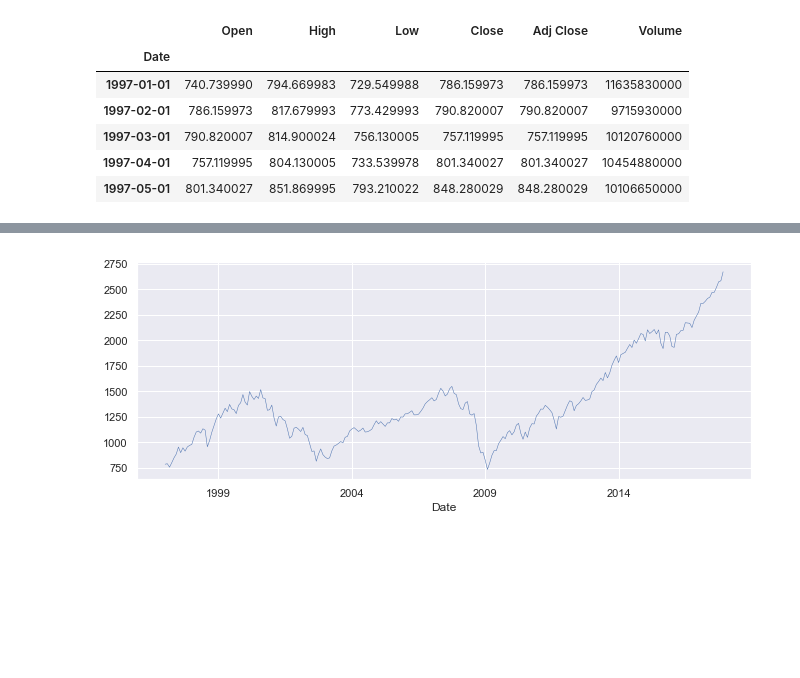
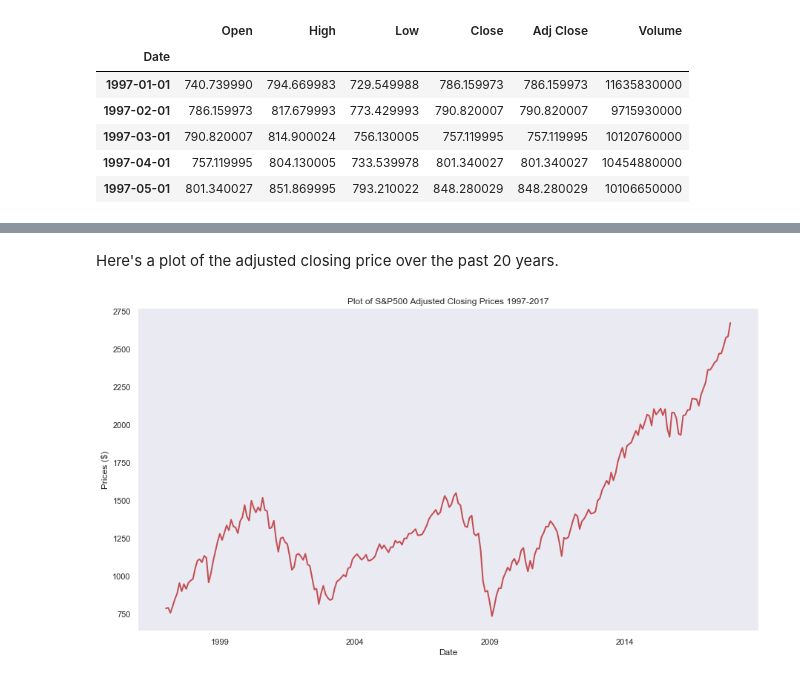
Before and after one commit to zhouandrewc/ThinkStats2, a Jupyter notebook: project2/project2.ipynb, the cells around one changed output, grey strips where cells are left out. Saved outputs shown, nothing was run; the diff lists cells and outputs as text; code cells hidden in the pictures; blank space fills up the shorter version.

```diff
--- a/project2/project2.ipynb
+++ b/project2/project2.ipynb
@@ -72,4 +80,10 @@ sns.set(rc={'figure.figsize':(11, 4)})
-# %%
-SP500["Adj Close"].plot(linewidth=0.5);
-# %% [output]
-[figure, removed]
+# %% [markdown]
+Here's a plot of the adjusted closing price over the past 20 years.
+# %%
+prices.plot(linewidth=2, c="r");
+plt.ylabel('Prices ($)')
+plt.title('Plot of S&P500 Adjusted Closing Prices 1997-2017')
+plt.savefig("adjclose.png", bbox_inches="tight", ext="png")
+plt.show()
+# %% [output]
+[figure, added]
```
Also changed, not shown: parts of 101 cells of this notebook, 2 other files.
